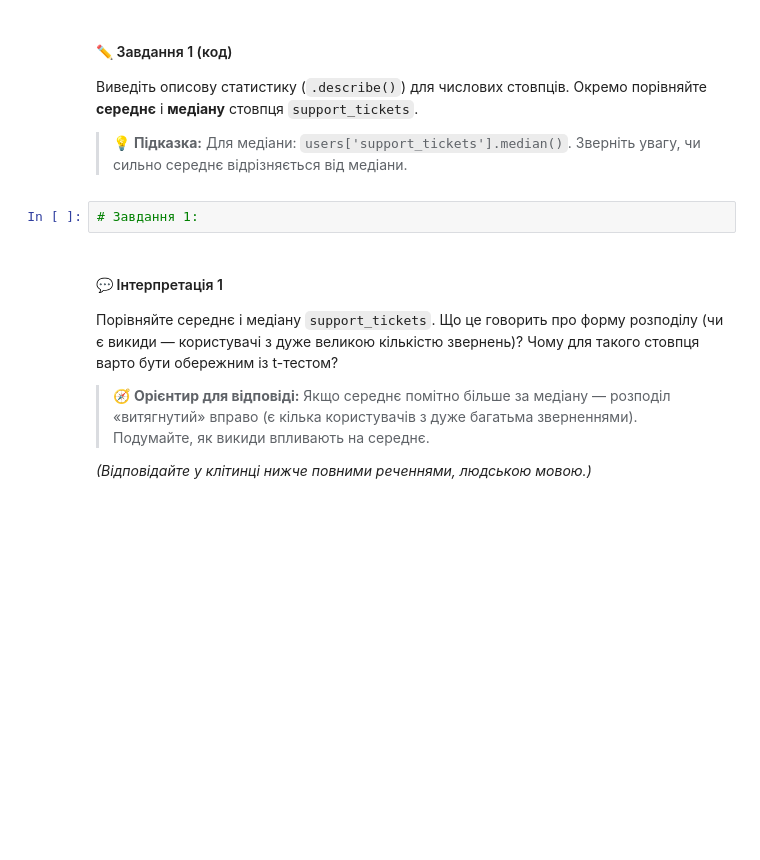
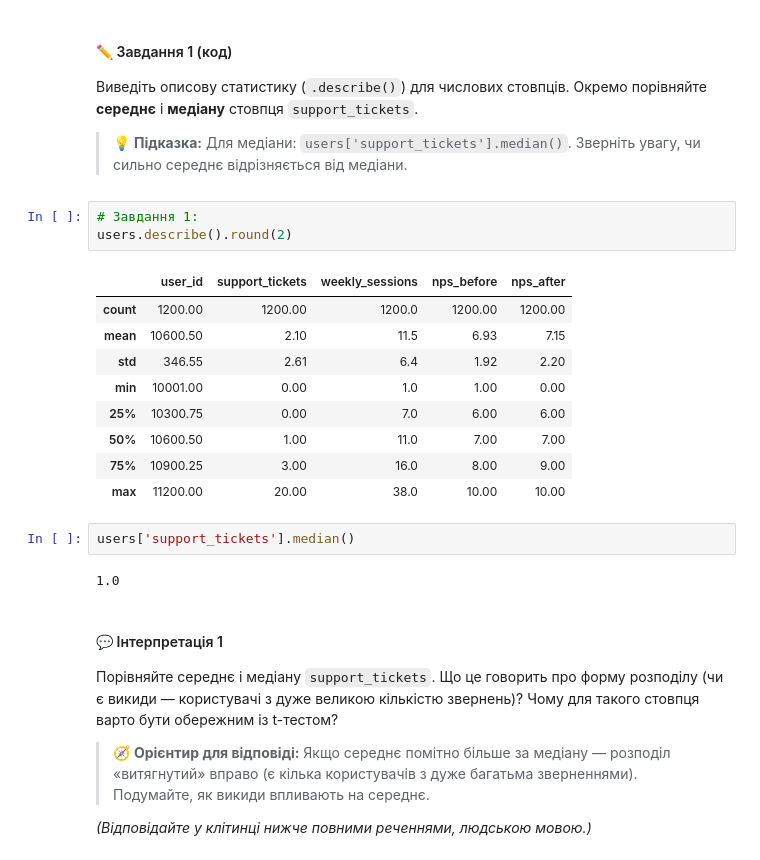
Before and after one commit to AllaYermilko/DTA-2026, a Jupyter notebook: Stat/practice_stat_tests_HARDER.ipynb, the cells around one changed output. Cells and saved outputs as stored; diff of their text form; blank space fills up the shorter version.

```diff
--- a/Stat/practice_stat_tests_HARDER.ipynb
+++ b/Stat/practice_stat_tests_HARDER.ipynb
@@ -74,6 +83,21 @@ users.head()
 > 💡 **Підказка:** Для медіани: `users['support_tickets'].median()`. Зверніть увагу, чи сильно середнє відрізняється від медіани.
 # %%
 # Завдання 1:
+users.describe().round(2)
+# %% [output]
+|  | user_id | support_tickets | weekly_sessions | nps_before | nps_after |
+| count | 1200.00 | 1200.00 | 1200.0 | 1200.00 | 1200.00 |
+| mean | 10600.50 | 2.10 | 11.5 | 6.93 | 7.15 |
+| std | 346.55 | 2.61 | 6.4 | 1.92 | 2.20 |
+| min | 10001.00 | 0.00 | 1.0 | 1.00 | 0.00 |
+| 25% | 10300.75 | 0.00 | 7.0 | 6.00 | 6.00 |
+| 50% | 10600.50 | 1.00 | 11.0 | 7.00 | 7.00 |
+| 75% | 10900.25 | 3.00 | 16.0 | 8.00 | 9.00 |
+| max | 11200.00 | 20.00 | 38.0 | 10.00 | 10.00 |
+# %%
+users['support_tickets'].median()
+# %% [output]
+1.0
 # %% [markdown]
 #### 💬 Інтерпретація 1
 
```
Also changed, not shown: parts of 19 cells of this notebook.
